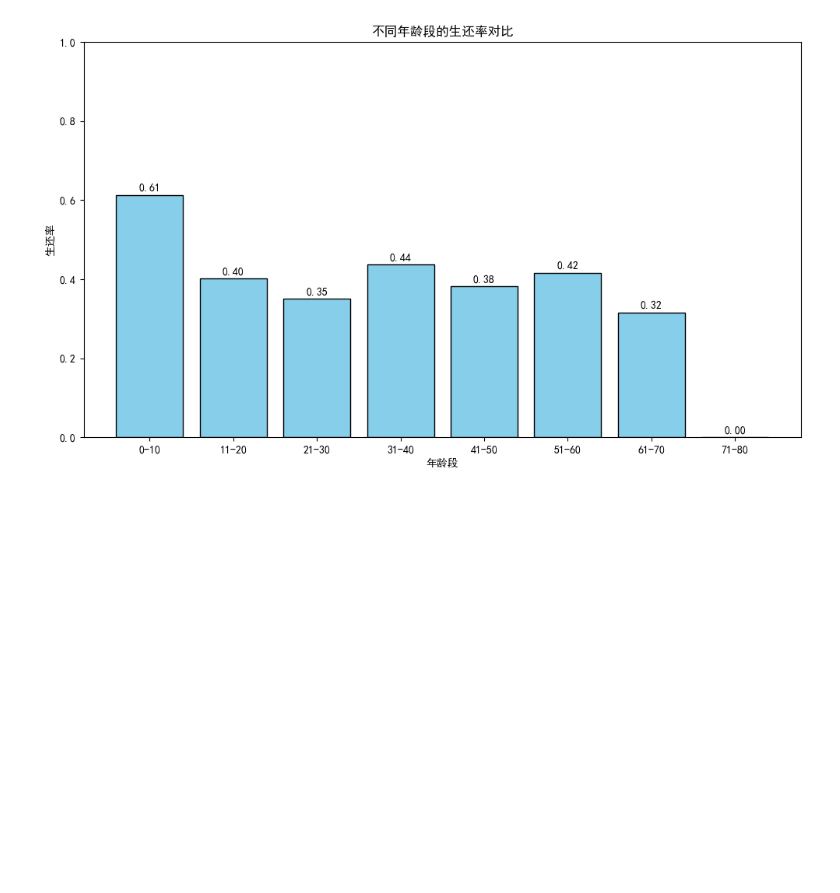
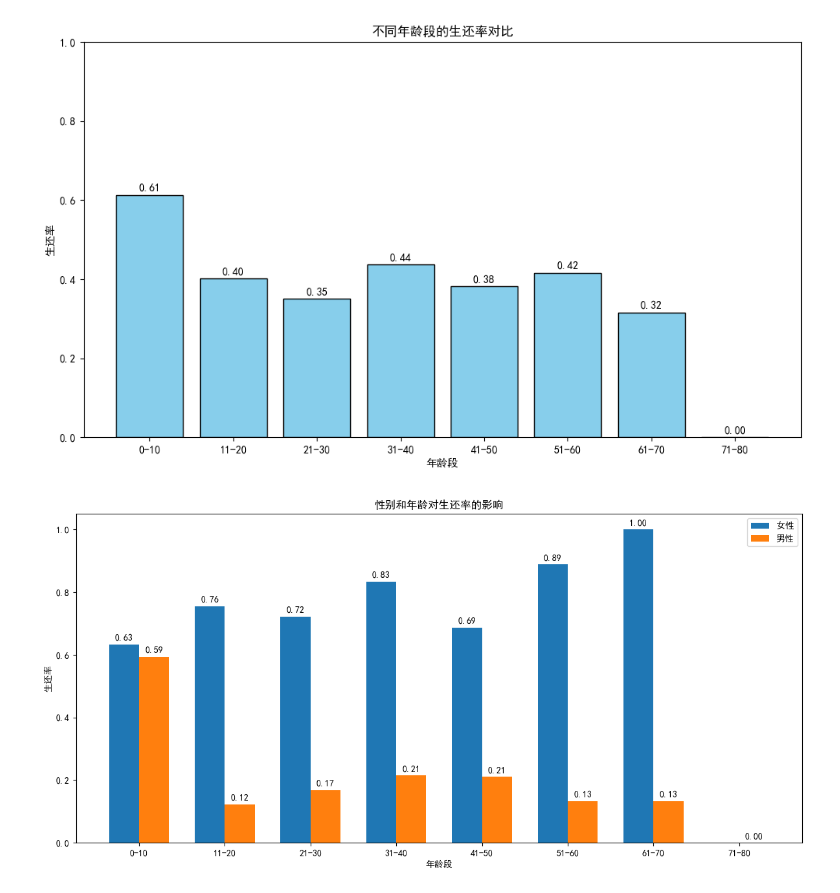
Before and after one commit to shayu280274/shayu, a Jupyter notebook: day4/task3.ipynb, the cells around one changed output. Drawn from its saved outputs; the diff is of its cells as text; code cells hidden in the pictures; blank space fills up the shorter version.

```diff
--- a/day4/task3.ipynb
+++ b/day4/task3.ipynb
@@ -52,3 +52,46 @@ plt.tight_layout()
 plt.show()
 # %% [output]
 [figure]
+# %%
+import numpy as np
+# 创建年龄分组
+bins = [0, 10, 20, 30, 40, 50, 60, 70, 80]
+labels = ['0-10', '11-20', '21-30', '31-40', '41-50', '51-60', '61-70', '71-80']
+data['AgeGroup'] = pd.cut(data['Age'], bins=bins, labels=labels, right=False)
+
+# 关键修改：添加 observed=True，按实际存在的组合分组计算
+grouped = data.groupby(['Sex', 'AgeGroup'], observed=True)['Survived'].mean().unstack()
+
+# 绘制分组柱状图
+x = np.arange(len(grouped.columns))
+width = 0.35
+
+fig, ax = plt.subplots(figsize=(12, 6))
+rects1 = ax.bar(x - width/2, grouped.loc['female'], width, label='女性')
+rects2 = ax.bar(x + width/2, grouped.loc['male'], width, label='男性')
+
+# 添加标签和标题
+ax.set_xlabel('年龄段')
+ax.set_ylabel('生还率')
+ax.set_title('性别和年龄对生还率的影响')
+ax.set_xticks(x)
+ax.set_xticklabels(grouped.columns)
+ax.legend()
+
+# 添加数据标签
+def add_labels(rects):
+    for rect in rects:
+        height = rect.get_height()
+        ax.annotate(f'{height:.2f}',
+                    xy=(rect.get_x() + rect.get_width() / 2, height),
+                    xytext=(0, 3),  # 3 points vertical offset
+                    textcoords="offset points",
+                    ha='center', va='bottom')
+
+add_labels(rects1)
+add_labels(rects2)
+
+plt.tight_layout()
+plt.show()
+# %% [output]
+[figure, added]
```
